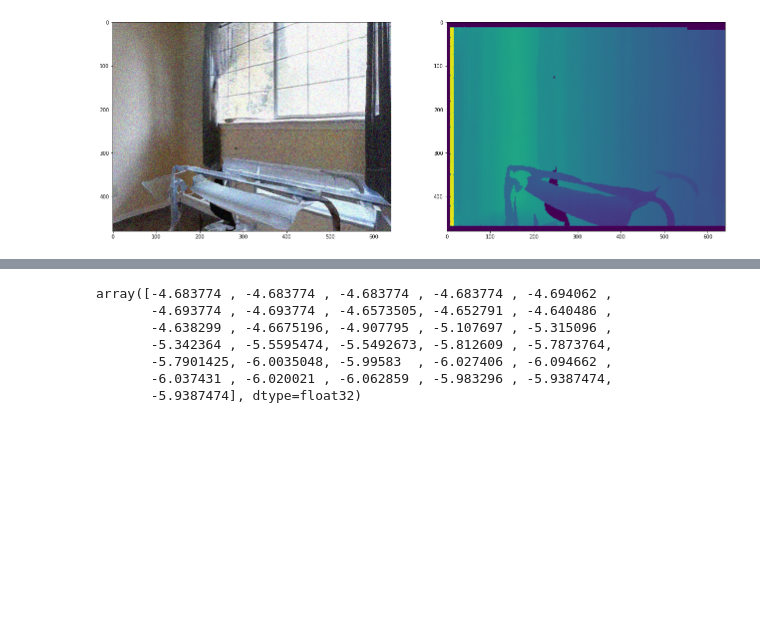
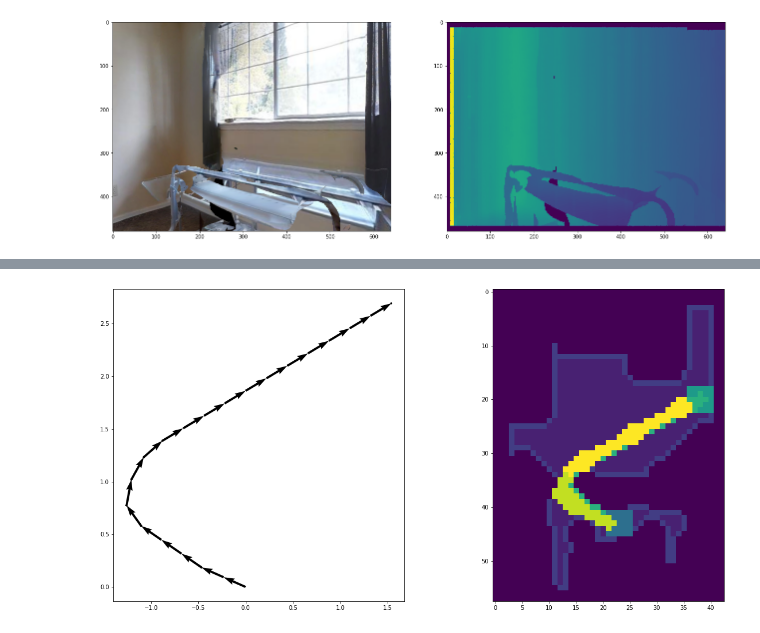
Before and after one commit to cog-isa/rl_navigation, a Jupyter notebook: image/root/naumov/create_dataset.ipynb, the cells around one changed output, grey strips where cells are left out. Saved outputs shown, nothing was run; the diff lists cells and outputs as text; code cells hidden in the pictures; blank space fills up the shorter version.

```diff
--- a/image/root/naumov/create_dataset.ipynb
+++ b/image/root/naumov/create_dataset.ipynb
@@ -84,21 +78,5 @@ Step #1:
-# %%
-def q_to_axisangle(q):
-    # from quaternion to vector of rotation and angle of rotation
-    w, v = q.a.real, (q.x, q.y, q.z)
-    theta = np.arccos(np.sign(q.y) * w) * 2.0
-    return theta / np.pi * 180 % 360
-# %%
-path_x
-# %% [output]
-array([-4.683774 , -4.683774 , -4.683774 , -4.683774 , -4.694062 ,
-       -4.693774 , -4.693774 , -4.6573505, -4.652791 , -4.640486 ,
-       -4.638299 , -4.6675196, -4.907795 , -5.107697 , -5.315096 ,
-       -5.342364 , -5.5595474, -5.5492673, -5.812609 , -5.7873764,
-       -5.7901425, -6.0035048, -5.99583  , -6.027406 , -6.094662 ,
-       -6.037431 , -6.020021 , -6.062859 , -5.983296 , -5.9387474,
-       -5.9387474], dtype=float32)
 # %%
-seq_num = 0
+seq_num = 4
 save_path = '/root/DF-VO/dataset/custom'
 # %%
 add_redun = 0
@@ -122,6 +100,7 @@ w, x, y, z = env.sim.get_agent_state().rotation.components
 # q_rev = quaternion.quaternion(w,-x,-y,-z) / (w*w + x*x + y*y + z*z)
 # global_rot = quaternion.quaternion(1,0,1,0) * q_rev
 ind = 0
+observations = env.sim.get_observations_at()
 cv2.imwrite(os.path.join(rgb_path, '{:.06f}.png'.format(ind)), observations['rgb'])
 cv2.imwrite(os.path.join(depth_path, '{:.06f}.png'.format(ind)), observations['depth']*255)
 with open(os.path.join(seq_path, 'rgb.txt'), 'a') as f:
@@ -153,30 +132,42 @@ while not done:
     with open(os.path.join(seq_path, 'groundtruth.txt'), 'a') as f:
         pos = env.sim.get_agent_state().position - pos_start
         # q = global_rot * env.sim.get_agent_state().rotation
         q = env.sim.get_agent_state().rotation
         f.write('{} {} {} {} {} {} {} {}\n'.format(ind, pos[2], pos[1], pos[0], q.x, q.y, q.z, q.w))
     path_x = np.append(path_x, pos[2])
     path_y = np.append(path_y, pos[0])
+    if show_path and not ind % 10:
+        clear_output(True)
+        fig, ax = plt.subplots(1, 2, figsize=(20,10))
+        plt.subplot(121)
+        plt.quiver(path_x[:-1], path_y[:-1], path_x[1:]-path_x[:-1],
+                   path_y[1:]-path_y[:-1], scale_units='xy', angles='xy', scale=1.)
+        plt.subplot(122)
+        plt.imshow(info['top_down_map']['map'])
+        plt.show()
     if show_images:
         fig, ax = plt.subplots(1, 2, figsize=(20,10))
         fig.suptitle('#{}:\npos: ({:.6} {:.6} {:.6})\nrot: ({:.4} {:.4} {:.4} {:.4})\nang: {}'.format(ind, *pos, q.x, q.y, q.z, q.w, q_to_axisangle(q)))
         plt.subplot(121)
         plt.imshow(observations['rgb'])
         plt.subplot(122)
         # plt.xlim([-1,1])
         # plt.ylim([-1,1])
         plt.quiver(path_x[:-1], path_y[:-1], path_x[1:]-path_x[:-1],
                    path_y[1:]-path_y[:-1], scale_units='xy', angles='xy', scale=1.)
         # plt.plot(path_x, path_y, '.r-')
         plt.show()
 
 if show_path:
+    clear_output(True)
     fig, ax = plt.subplots(1, 2, figsize=(20,10))
     plt.subplot(121)
     plt.quiver(path_x[:-1], path_y[:-1], path_x[1:]-path_x[:-1],
                path_y[1:]-path_y[:-1], scale_units='xy', angles='xy', scale=1.)
     plt.subplot(122)
     plt.imshow(info['top_down_map']['map'])
     plt.show()
 
 seq_num += 1
+# %% [output]
+[figure, added]
```
Also changed, not shown: parts of 20 cells of this notebook, 4 other files.
